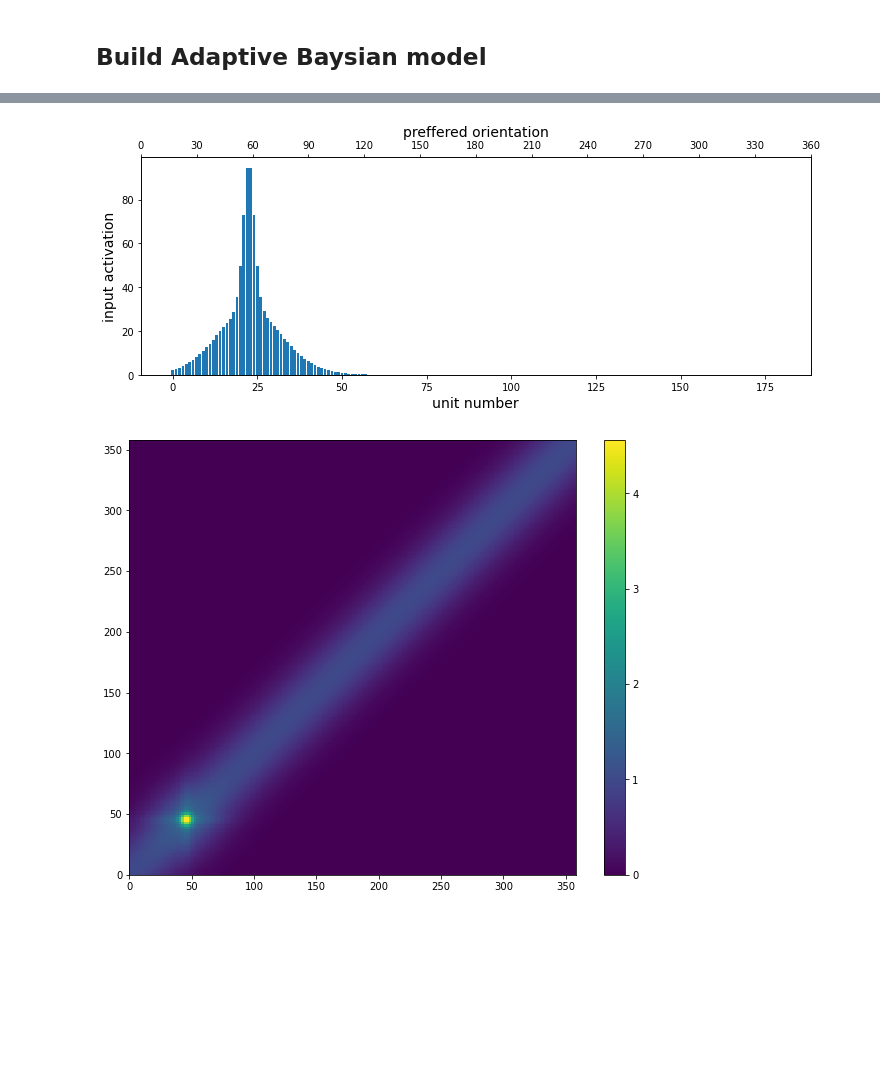
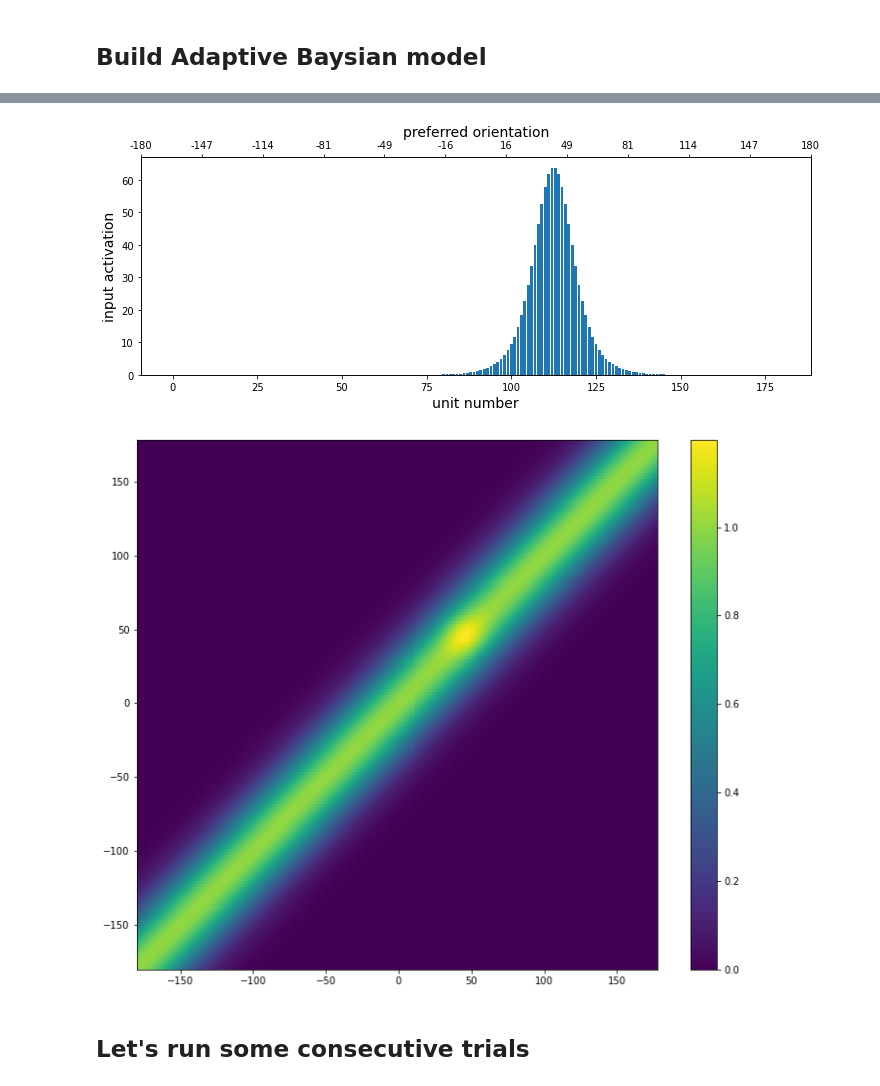
Before and after one commit to mwprestonjr/verstynen_2011_rpl, a Jupyter notebook: notebooks/verstynen_2011.ipynb, the cells around one changed output, grey strips where cells are left out. Cells and saved outputs as stored; diff of their text form; code cells hidden in the pictures; blank space fills up the shorter version.

Commit message:
tune parameters. test consecutive trials

```diff
--- a/notebooks/verstynen_2011.ipynb
+++ b/notebooks/verstynen_2011.ipynb
@@ -124,7 +122,8 @@ plt.colorbar()
 
 On each iteration *t*, the total activation for unit *i* was then computed as the sum of the input and recurrent activations
 # %%
-def total_activation(firing_rate, weights, theta, preference, baseline=0, gain=1, spread=12):
+def total_activation(firing_rate, weights, theta, preference,
+                     baseline=0, gain=1E3, spread=12):
     # calc total activation
     activation = input_activation(theta, preference, baseline=baseline, gain=gain, spread=spread)
     recurrent = np.dot(weights, firing_rate)
@@ -142,7 +141,7 @@ preference = np.arange(-180,180,2) # prefered angle
 X = np.zeros_like(preference) # firing rates
 
 # calculate input activation of each unit
-U = lambda preference: total_activation(X, W, THETA, preference)
+U = lambda preference: total_activation(X, initial_weights, THETA, preference)
 act = U(preference)
 
 # plot input activation of each unit
@@ -223,10 +223,12 @@ def decode_output(X, preference):
 # %%
 # begin by building model with fixed weights
 
-def calc_firing_rate(firing_rate, theta, preference, weights, baseline=0, gain=1, spread=12):
+def calc_firing_rate(firing_rate, theta, preference, weights,
+                     baseline=0, gain=1E3, spread=12):
 
     # calc total activation
-    activation = total_activation(firing_rate, weights, theta, preference, baseline=0, gain=1, spread=12)
+    activation = total_activation(firing_rate, weights, theta, preference,
+                                  baseline=baseline, gain=gain, spread=spread)
 
     # normalize activation
     firing_rate = norm_activation(activation)
@@ -239,14 +241,14 @@ def run_trial(initial_weights, pref_dirs, theta, n_iterations=5,
 
     # initial conditions
     firing_rates = np.zeros([n_iterations+1, len(preference)])
-    weights = np.zeros([n_iterations+1, W.shape[0], W.shape[1]])
+    weights = np.zeros([n_iterations+1, initial_weights.shape[0], initial_weights.shape[1]])
     weights[0] = initial_weights
 
     # run 5 iterations
     for ii in np.arange(1,n_iterations+1):
         firing_rates[ii] = calc_firing_rate(firing_rates[ii-1], theta, preference, weights[ii-1],
-                                            baseline=0, gain=1E3, spread=30)
-        weights[ii] = update_weights(weights[ii-1], firing_rates[ii-1], beta=1E-4, alpha=1E-3)
+                                            baseline=baseline, gain=gain, spread=spread)
+        weights[ii] = update_weights(weights[ii-1], firing_rates[ii-1], beta=beta, alpha=alpha)
 
     # decode output
     output = decode_output(firing_rates[5], preference)
@@ -260,13 +262,15 @@ THETA = 45 # input angle
 N_UNITS = 180 # number of units in network
 
 # define units with evenly spaced preffered directions
-pref_dirs = np.arange(0,360,360/N_UNITS)
+pref_dirs = np.arange(-180,180,360/N_UNITS)
 
 # define initial weight matrix
 initial_weights = calc_initial_weights(pref_dirs, spread=30)
 
 # run trial
-output, firing_rates, weights = run_trial(initial_weights, pref_dirs, THETA)
+output, firing_rates, weights = run_trial(initial_weights, pref_dirs, THETA,
+                                          baseline=0, gain=1E3, spread=30,
+                                          beta=1E-5, alpha=1E-3)
 
 # print results
 print('Target location: %d\N{DEGREE SIGN}' %THETA)
@@ -277,28 +305,30 @@ Decoded movement angle: 45.69°
 # %%
-# plot final firing rates, and weight
+# plot final firing rates and weights on final interation of trial
 
 # plot firing rates
 # create figure
 fig = plt.figure(figsize=[12,4])
 ax1 = fig.add_subplot(111)
 ax2 = ax1.twiny()
 # plot data
-ax1.bar(np.arange(180), firing_rates[5])
+ax1.bar(np.arange(N_UNITS), firing_rates[5])
 # label plot
 ax1.set_xlabel('unit number', fontsize=14)
 ax1.set_ylabel('input activation', fontsize=14)
 # add second x label
-xx = np.linspace(0,360,13)
+xx = np.linspace(pref_dirs[0],-pref_dirs[0], 12)
 ax2.set_xticks(xx)
 ax2.set_xticklabels([str(int(x)) for x in xx] )
-ax2.set_xlabel('preffered orientation', fontsize=14)
+ax2.set_xlabel('preferred orientation', fontsize=14)
 
 # plot final weights
-plt.figure(figsize=[10,8])
-plt.pcolormesh(preference, preference, weights[5])
+plt.figure(figsize=[12,10])
+plt.pcolormesh(pref_dirs, pref_dirs, weights[5])
 plt.colorbar()
 plt.show()
 # %% [output]
-[figure, old version]
+[figure, new version]
-[figure, old version]
+[figure, new version]
+# %% [markdown]
+## Let's run some consecutive trials
 # %%
```
Also changed, not shown: parts of 6 cells of this notebook.
